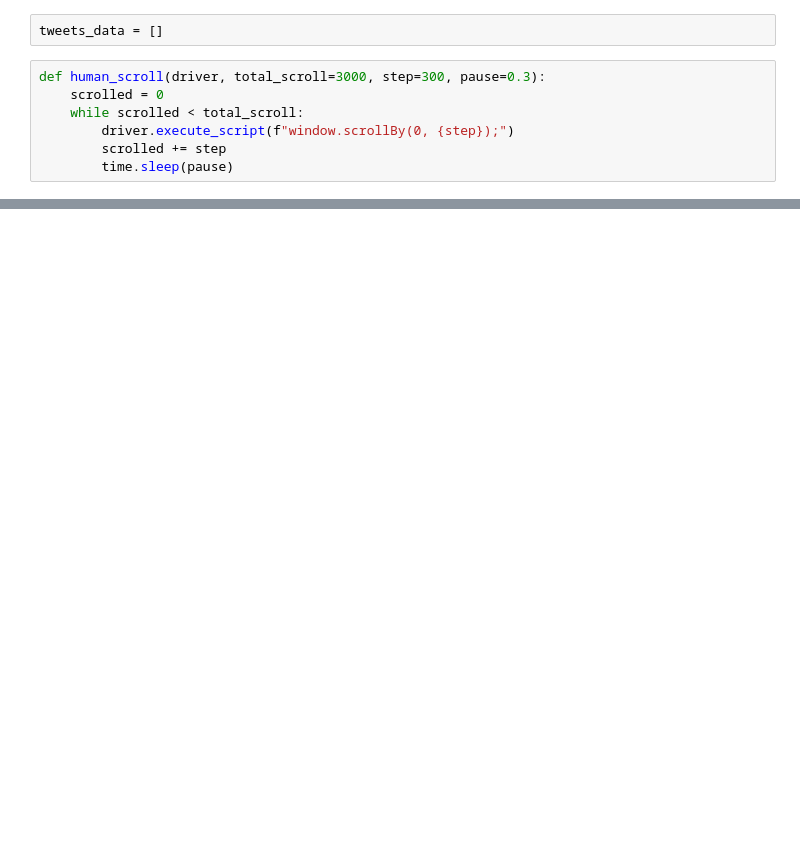
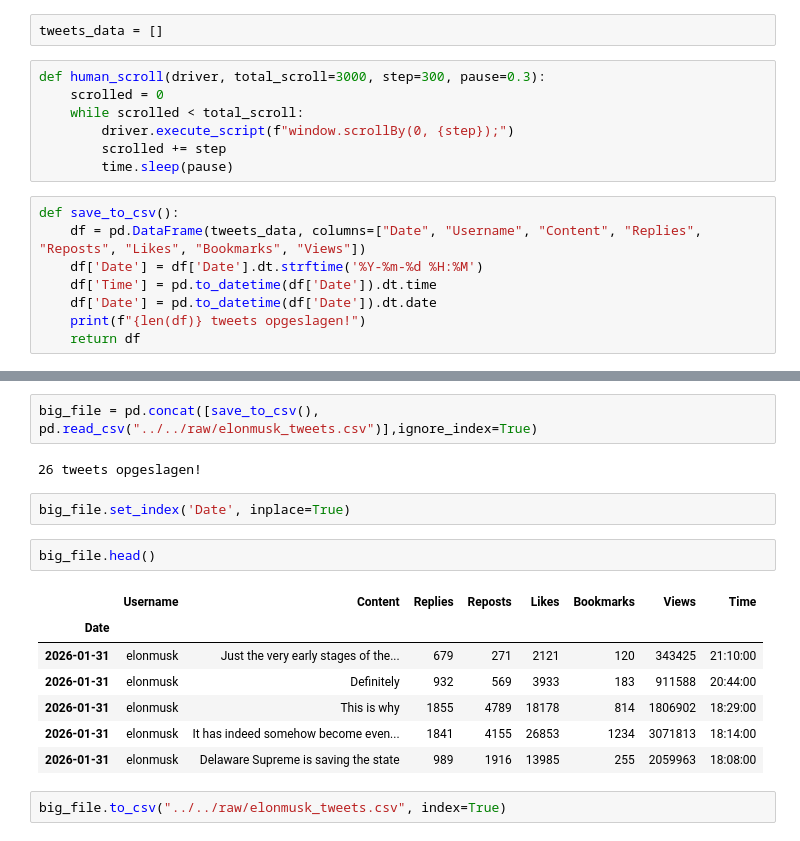
Before and after one commit to LuizVerheyen/BachelorProef2026, a Jupyter notebook: data/data_fetching/twitter/fetcher.ipynb, the cells around one changed output, grey strips where cells are left out. Cells and saved outputs as stored; diff of their text form; blank space fills up the shorter version.

```diff
--- a/data/data_fetching/twitter/fetcher.ipynb
+++ b/data/data_fetching/twitter/fetcher.ipynb
@@ -85,6 +65,14 @@ def human_scroll(driver, total_scroll=3000, step=300, pause=0.3):
         driver.execute_script(f"window.scrollBy(0, {step});")
         scrolled += step
         time.sleep(pause)
+# %%
+def save_to_csv():
+    df = pd.DataFrame(tweets_data, columns=["Date", "Username", "Content", "Replies", "Reposts", "Likes", "Bookmarks", "Views"])
+    df['Date'] = df['Date'].dt.strftime('%Y-%m-%d %H:%M')
+    df['Time'] = pd.to_datetime(df['Date']).dt.time
+    df['Date'] = pd.to_datetime(df['Date']).dt.date
+    print(f"{len(df)} tweets opgeslagen!")
+    return df
 # %%
 # Instellingen
 target_date = end_date  # Stop met scrapen bij tweets ouder dan 1 jan 2026
@@ -204,0 +201,18 @@ df
+# %%
+big_file = pd.concat([save_to_csv(), pd.read_csv("../../raw/elonmusk_tweets.csv")],ignore_index=True)
+# %% [output]
+26 tweets opgeslagen!
+# %%
+big_file.set_index('Date', inplace=True)
+# %%
+big_file.head()
+# %% [output]
+|  | Username | Content | Replies | Reposts | Likes | Bookmarks | Views | Time |
+| Date |  |  |  |  |  |  |  |  |
+| 2026-01-31 | elonmusk | Just the very early stages of the... | 679 | 271 | 2121 | 120 | 343425 | 21:10:00 |
+| 2026-01-31 | elonmusk | Definitely | 932 | 569 | 3933 | 183 | 911588 | 20:44:00 |
+| 2026-01-31 | elonmusk | This is why | 1855 | 4789 | 18178 | 814 | 1806902 | 18:29:00 |
+| 2026-01-31 | elonmusk | It has indeed somehow become even... | 1841 | 4155 | 26853 | 1234 | 3071813 | 18:14:00 |
+| 2026-01-31 | elonmusk | Delaware Supreme is saving the state | 989 | 1916 | 13985 | 255 | 2059963 | 18:08:00 |
+# %%
+big_file.to_csv("../../raw/elonmusk_tweets.csv", index=True)
```
Also changed, not shown: parts of 15 cells of this notebook, 2 other files.
